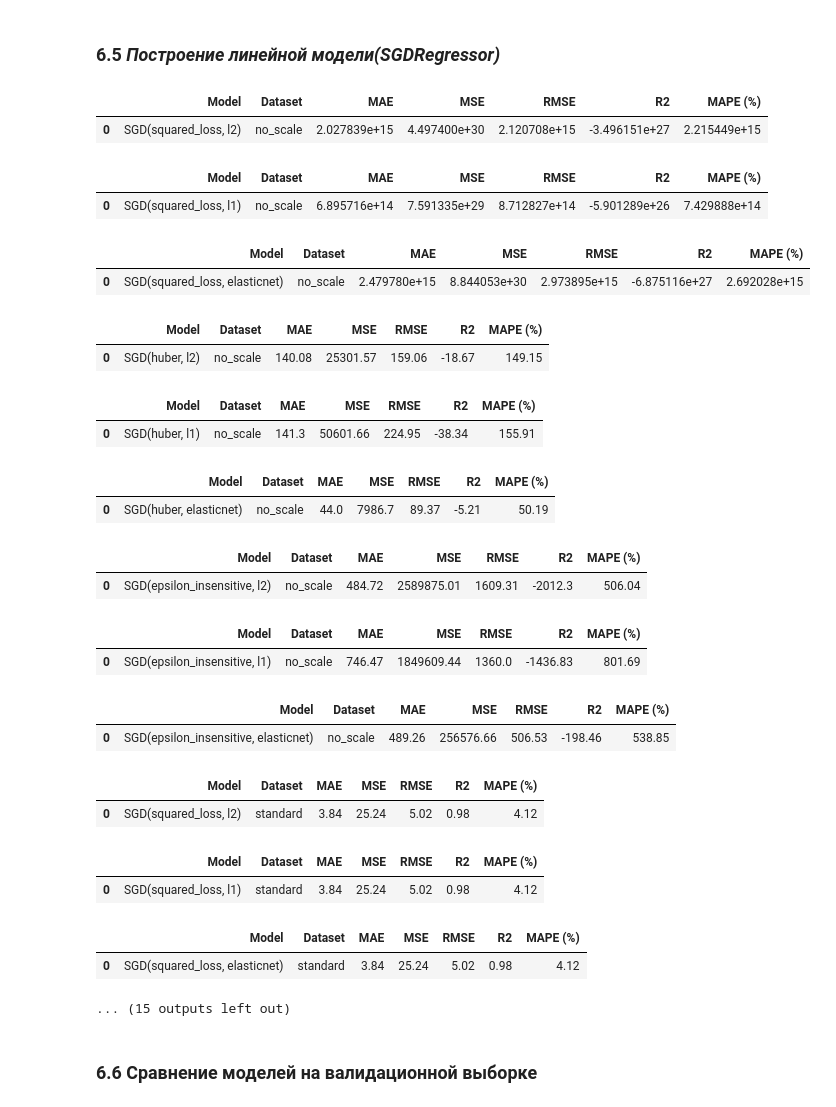
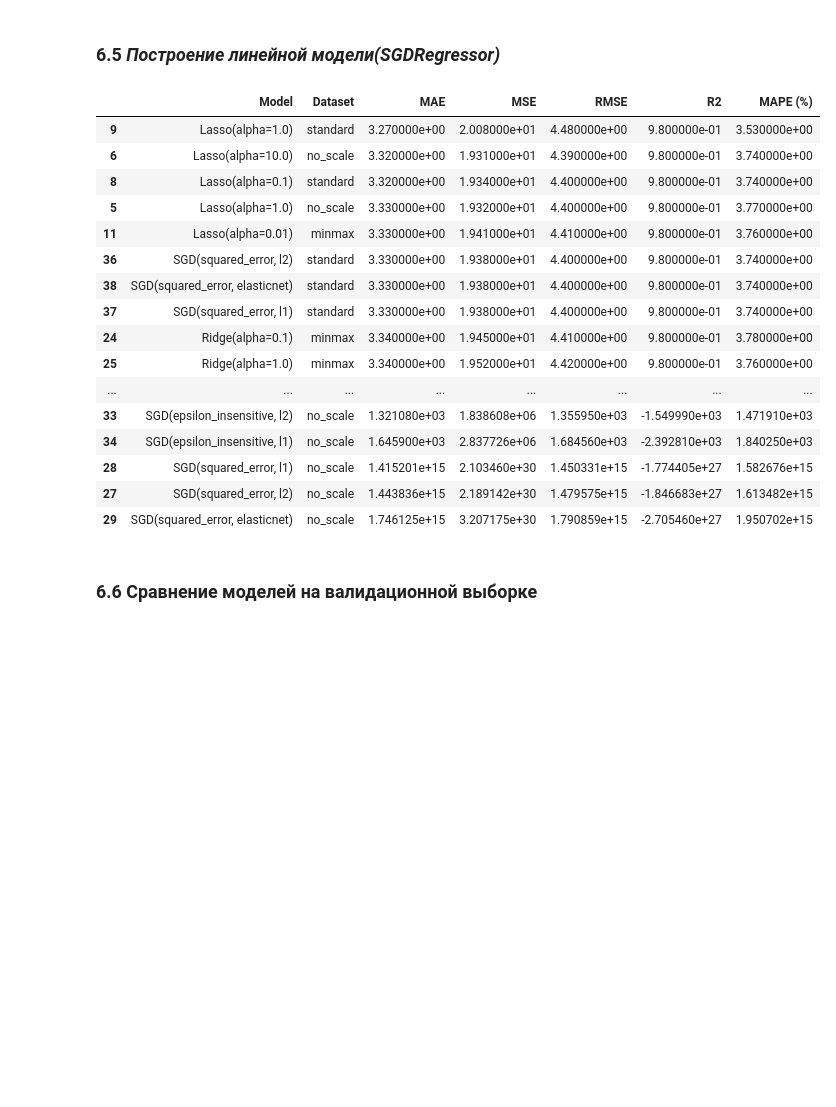
Before and after one commit to MEYakunin/Sprint10_Tortilla_Center, a Jupyter notebook: Sprint10_Tortilla_Center_Yakunin_Mikl.ipynb, the cells around one changed output. Drawn from its saved outputs; the diff is of its cells as text; code cells hidden in the pictures; blank space fills up the shorter version.

```diff
--- a/Sprint10_Tortilla_Center_Yakunin_Mikl.ipynb
+++ b/Sprint10_Tortilla_Center_Yakunin_Mikl.ipynb
@@ -503,7 +502,7 @@ scalers = {
 }
 
 # Варианты потерь для SGD
-loss_functions = ['squared_loss', 'huber', 'epsilon_insensitive']
+loss_functions = ['squared_error', 'huber', 'epsilon_insensitive']
 
 # Варианты регуляризации для SGD
 penalties = ['l2', 'l1', 'elasticnet']
@@ -513,6 +512,9 @@ coeff_regul = [0.01, 0.1, 1.0, 10.0]
 
 # Список для хранения всех результатов
 all_results = pd.DataFrame(columns=['Model', 'Dataset', 'MAE', 'MSE', 'RMSE', 'R2', 'MAPE (%)'])
+
+# Список для временного хранения результатов каждой модели
+temp_result = pd.DataFrame()
 # %% [markdown]
 ### 6.1 *Построение базовой модели(Dummy)*
 # %%
@@ -544,7 +546,9 @@ for scale_name, scaler in scalers.items():
     lr_pipe.fit(X_train, y_train)
     y_pred = lr_pipe.predict(X_val)
     result = get_metrics(y_val, y_pred, 'LinearRegression', scale_name)
-    display(result)
+    temp_result = pd.concat([temp_result, result], ignore_index=True)
     all_results = pd.concat([all_results, result], ignore_index=True)
+
+display(temp_result.sort_values('MAE'))
 # %% [output]
 |  | Model | Dataset | MAE | MSE | RMSE | R2 | MAPE (%) |
@@ -567,7 +569,9 @@ for scale_name, scaler in scalers.items():
         lasso_pipe.fit(X_train, y_train)
         y_pred =lasso_pipe.predict(X_val)
         result = get_metrics(y_val, y_pred, f'Lasso(alpha={alpha})', scale_name)
-        display(result)
+        temp_result = pd.concat([temp_result, result], ignore_index=True)
         all_results = pd.concat([all_results, result], ignore_index=True)
+
+display(temp_result.sort_values('MAE'))
 # %% [output]
 |  | Model | Dataset | MAE | MSE | RMSE | R2 | MAPE (%) |
@@ -608,7 +604,9 @@ for scale_name, scaler in scalers.items():
         ridge_pipe.fit(X_train, y_train)
         y_pred = ridge_pipe.predict(X_val)
         result = get_metrics(y_val, y_pred, f'Ridge(alpha={alpha})', scale_name)
-        display(result)
+        temp_result = pd.concat([temp_result, result], ignore_index=True)
         all_results = pd.concat([all_results, result], ignore_index=True)
+
+display(temp_result.sort_values('MAE'))
 # %% [output]
 |  | Model | Dataset | MAE | MSE | RMSE | R2 | MAPE (%) |
@@ -640,53 +631,47 @@ for scale_name, scaler in scalers.items():
 # %%
 # Построение модели SGDRegressorge
 for scale_name, scaler in scalers.items():
     for loss in loss_functions:
         for penalty in penalties:
             if scaler:
                 sgd_pipe = make_pipeline(scaler, SGDRegressor(
                                                     loss=loss,
                                                     penalty=penalty,
                                                     max_iter=4000,
                                                     random_state=42
                                                 ))
             else:
                 sgd_pipe = SGDRegressor(
                                 loss=loss,
                                 penalty=penalty,
                                 max_iter=4000,
                                 random_state=42
                             )
             sgd_pipe.fit(X_train, y_train)
             y_pred = sgd_pipe.predict(X_val)
             result = get_metrics(y_val, y_pred, f'SGD({loss}, {penalty})', scale_name)
-            display(result)
+            temp_result = pd.concat([temp_result, result], ignore_index=True)
             all_results = pd.concat([all_results, result], ignore_index=True)
+
+display(temp_result.sort_values('MAE'))
 # %% [output]
 |  | Model | Dataset | MAE | MSE | RMSE | R2 | MAPE (%) |
-| 0 | SGD(squared_loss, l2) | no_scale | 2.027839e+15 | 4.497400e+30 | 2.120708e+15 | -3.496151e+27 | 2.215449e+15 |
+| 9 | Lasso(alpha=1.0) | standard | 3.270000e+00 | 2.008000e+01 | 4.480000e+00 | 9.800000e-01 | 3.530000e+00 |
+| 6 | Lasso(alpha=10.0) | no_scale | 3.320000e+00 | 1.931000e+01 | 4.390000e+00 | 9.800000e-01 | 3.740000e+00 |
+| 8 | Lasso(alpha=0.1) | standard | 3.320000e+00 | 1.934000e+01 | 4.400000e+00 | 9.800000e-01 | 3.740000e+00 |
+| 5 | Lasso(alpha=1.0) | no_scale | 3.330000e+00 | 1.932000e+01 | 4.400000e+00 | 9.800000e-01 | 3.770000e+00 |
+| 11 | Lasso(alpha=0.01) | minmax | 3.330000e+00 | 1.941000e+01 | 4.410000e+00 | 9.800000e-01 | 3.760000e+00 |
+| 36 | SGD(squared_error, l2) | standard | 3.330000e+00 | 1.938000e+01 | 4.400000e+00 | 9.800000e-01 | 3.740000e+00 |
+| 38 | SGD(squared_error, elasticnet) | standard | 3.330000e+00 | 1.938000e+01 | 4.400000e+00 | 9.800000e-01 | 3.740000e+00 |
+| 37 | SGD(squared_error, l1) | standard | 3.330000e+00 | 1.938000e+01 | 4.400000e+00 | 9.800000e-01 | 3.740000e+00 |
+| 24 | Ridge(alpha=0.1) | minmax | 3.340000e+00 | 1.945000e+01 | 4.410000e+00 | 9.800000e-01 | 3.780000e+00 |
+| 25 | Ridge(alpha=1.0) | minmax | 3.340000e+00 | 1.952000e+01 | 4.420000e+00 | 9.800000e-01 | 3.760000e+00 |
+| ... | ... | ... | ... | ... | ... | ... | ... |
+| 33 | SGD(epsilon_insensitive, l2) | no_scale | 1.321080e+03 | 1.838608e+06 | 1.355950e+03 | -1.549990e+03 | 1.471910e+03 |
+| 34 | SGD(epsilon_insensitive, l1) | no_scale | 1.645900e+03 | 2.837726e+06 | 1.684560e+03 | -2.392810e+03 | 1.840250e+03 |
+| 28 | SGD(squared_error, l1) | no_scale | 1.415201e+15 | 2.103460e+30 | 1.450331e+15 | -1.774405e+27 | 1.582676e+15 |
+| 27 | SGD(squared_error, l2) | no_scale | 1.443836e+15 | 2.189142e+30 | 1.479575e+15 | -1.846683e+27 | 1.613482e+15 |
+| 29 | SGD(squared_error, elasticnet) | no_scale | 1.746125e+15 | 3.207175e+30 | 1.790859e+15 | -2.705460e+27 | 1.950702e+15 |
-|  | Model | Dataset | MAE | MSE | RMSE | R2 | MAPE (%) |
-| 0 | SGD(squared_loss, l1) | no_scale | 6.895716e+14 | 7.591335e+29 | 8.712827e+14 | -5.901289e+26 | 7.429888e+14 |
-|  | Model | Dataset | MAE | MSE | RMSE | R2 | MAPE (%) |
-| 0 | SGD(squared_loss, elasticnet) | no_scale | 2.479780e+15 | 8.844053e+30 | 2.973895e+15 | -6.875116e+27 | 2.692028e+15 |
-|  | Model | Dataset | MAE | MSE | RMSE | R2 | MAPE (%) |
-| 0 | SGD(huber, l2) | no_scale | 140.08 | 25301.57 | 159.06 | -18.67 | 149.15 |
-|  | Model | Dataset | MAE | MSE | RMSE | R2 | MAPE (%) |
-| 0 | SGD(huber, l1) | no_scale | 141.3 | 50601.66 | 224.95 | -38.34 | 155.91 |
-|  | Model | Dataset | MAE | MSE | RMSE | R2 | MAPE (%) |
-| 0 | SGD(huber, elasticnet) | no_scale | 44.0 | 7986.7 | 89.37 | -5.21 | 50.19 |
-|  | Model | Dataset | MAE | MSE | RMSE | R2 | MAPE (%) |
-| 0 | SGD(epsilon_insensitive, l2) | no_scale | 484.72 | 2589875.01 | 1609.31 | -2012.3 | 506.04 |
-|  | Model | Dataset | MAE | MSE | RMSE | R2 | MAPE (%) |
-| 0 | SGD(epsilon_insensitive, l1) | no_scale | 746.47 | 1849609.44 | 1360.0 | -1436.83 | 801.69 |
-|  | Model | Dataset | MAE | MSE | RMSE | R2 | MAPE (%) |
-| 0 | SGD(epsilon_insensitive, elasticnet) | no_scale | 489.26 | 256576.66 | 506.53 | -198.46 | 538.85 |
-|  | Model | Dataset | MAE | MSE | RMSE | R2 | MAPE (%) |
-| 0 | SGD(squared_loss, l2) | standard | 3.84 | 25.24 | 5.02 | 0.98 | 4.12 |
-|  | Model | Dataset | MAE | MSE | RMSE | R2 | MAPE (%) |
-| 0 | SGD(squared_loss, l1) | standard | 3.84 | 25.24 | 5.02 | 0.98 | 4.12 |
-|  | Model | Dataset | MAE | MSE | RMSE | R2 | MAPE (%) |
-| 0 | SGD(squared_loss, elasticnet) | standard | 3.84 | 25.24 | 5.02 | 0.98 | 4.12 |
-... (15 outputs left out)
 # %% [markdown]
 ### 6.6 Сравнение моделей на валидационной выборке
 # %%
```
Also changed, not shown: parts of 23 cells of this notebook.
